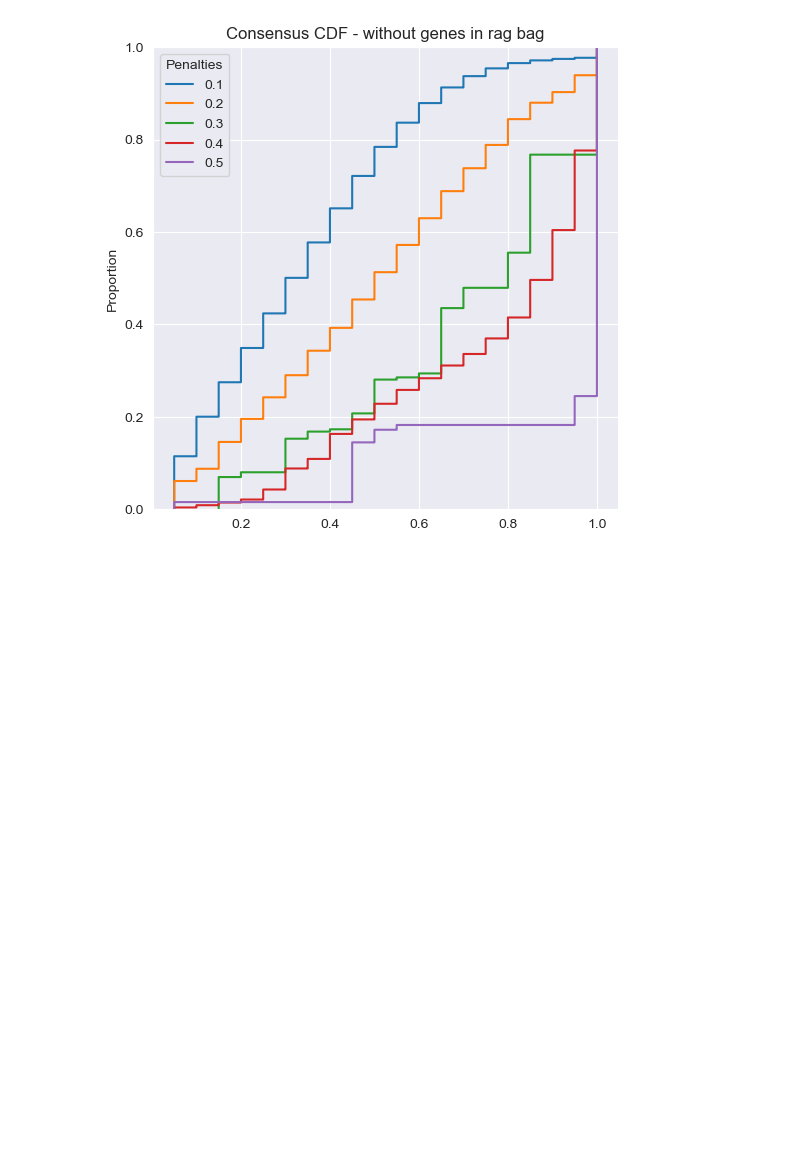
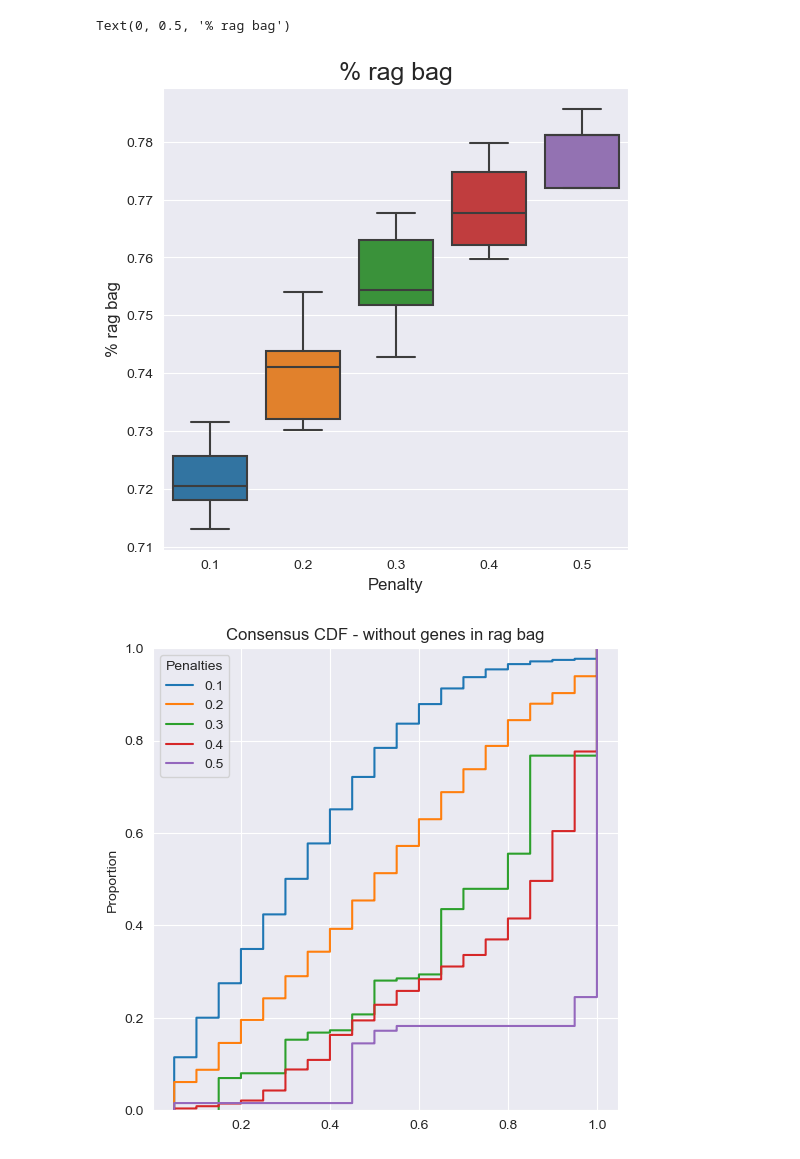
Before and after one commit to pwd-alejandro/scRegClustBenchMarking, a Jupyter notebook: scRegClust/benchmarking.ipynb, the cells around one changed output. Drawn from its saved outputs; the diff is of its cells as text; code cells hidden in the pictures; blank space fills up the shorter version.

```diff
--- a/scRegClust/benchmarking.ipynb
+++ b/scRegClust/benchmarking.ipynb
@@ -120,33 +120,36 @@ plt.ylabel('Modes', fontsize=12)
 # %%
 # rag bag %
 
 path = 'benchmark_models_csv'
 
 penalties = ['0.1', '0.2', '0.3', '0.4', '0.5']
 
 df_resp = None
 for penalty in penalties:
 
     all_data = get_all_iterations_penalty(path, penalty=penalty).sort_values(by='iteration', ascending=True)
 
     # non-regulators + 1 random final configuration
-    df = all_data.loc[(all_data.is_regulator == False), ["iteration", "penalty", "gene", "cluster"]].drop_duplicates()
+    df = all_data.loc[(all_data.is_regulator == False) & (all_data.state==1), ["iteration", "penalty", "gene", "cluster"]].drop_duplicates()
 
     df.loc[:, 'rag_bag'] = df.cluster.apply(lambda x: 1 if x==-1 else 0)
 
     df_agg = pd.pivot_table(df, index=['iteration', "penalty"], aggfunc={'rag_bag':sum, 'gene':'count'}).reset_index()
 
     df_agg.loc[:,"rag_perc"] = df_agg.rag_bag/df_agg.gene
 
     df_resp = pd.concat([df_resp, df_agg])
 
 plt.figure(figsize=(6,6))
 plt.title('% rag bag', fontsize=18)
 ax = plt.subplot(111)
 
 sns.boxplot(df_resp, x='penalty', y='rag_perc')
 plt.xlabel('Penalty', fontsize=12)
 plt.ylabel('% rag bag', fontsize=12)
+# %% [output]
+Text(0, 0.5, '% rag bag')
+[figure, added]
 # %%
 # cluster consensus
 
```
